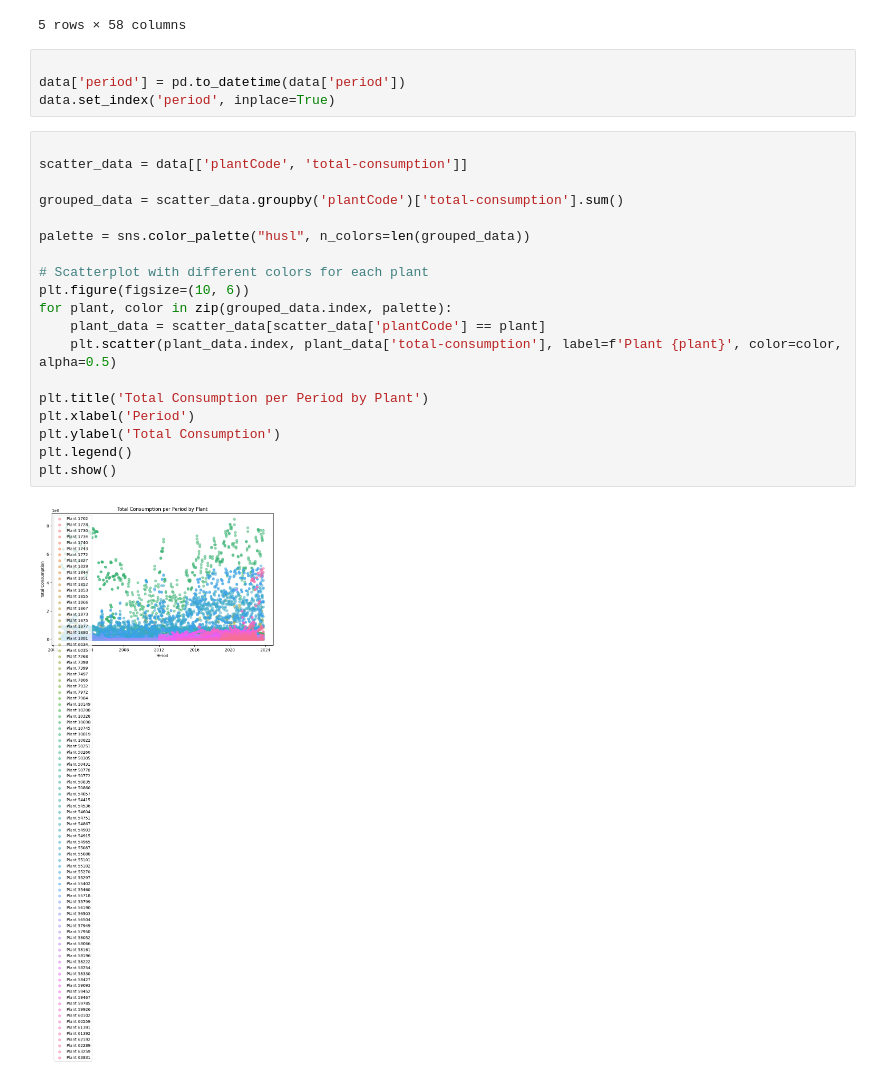
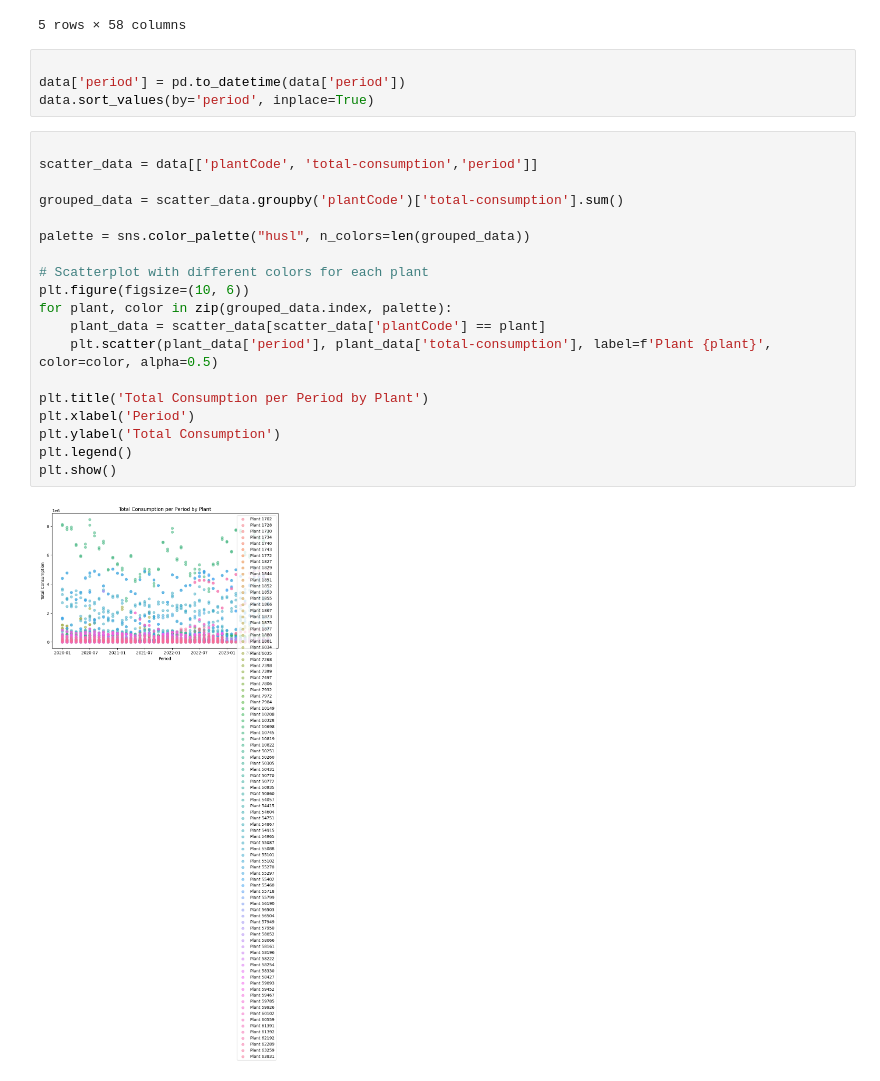
Before and after one commit to nblakkanesser/MADS_Milestone2, a Jupyter notebook: Analysis.ipynb, the cells around one changed output. Saved outputs shown, nothing was run; the diff lists cells and outputs as text.

```diff
--- a/Analysis.ipynb
+++ b/Analysis.ipynb
@@ -16,25 +17,25 @@ data.head(5)
 # %%
 
 data['period'] = pd.to_datetime(data['period'])
-data.set_index('period', inplace=True)
+data.sort_values(by='period', inplace=True)
 # %%
 
-scatter_data = data[['plantCode', 'total-consumption']]
+scatter_data = data[['plantCode', 'total-consumption','period']]
 
 grouped_data = scatter_data.groupby('plantCode')['total-consumption'].sum()
 
 palette = sns.color_palette("husl", n_colors=len(grouped_data))
 
 # Scatterplot with different colors for each plant
 plt.figure(figsize=(10, 6))
 for plant, color in zip(grouped_data.index, palette):
     plant_data = scatter_data[scatter_data['plantCode'] == plant]
-    plt.scatter(plant_data.index, plant_data['total-consumption'], label=f'Plant {plant}', color=color, alpha=0.5)
+    plt.scatter(plant_data['period'], plant_data['total-consumption'], label=f'Plant {plant}', color=color, alpha=0.5)
 
 plt.title('Total Consumption per Period by Plant')
 plt.xlabel('Period')
 plt.ylabel('Total Consumption')
 plt.legend()
 plt.show()
 # %% [output]
-[figure, old version]
+[figure, new version]
```
Also changed, not shown: parts of 4 cells of this notebook.
